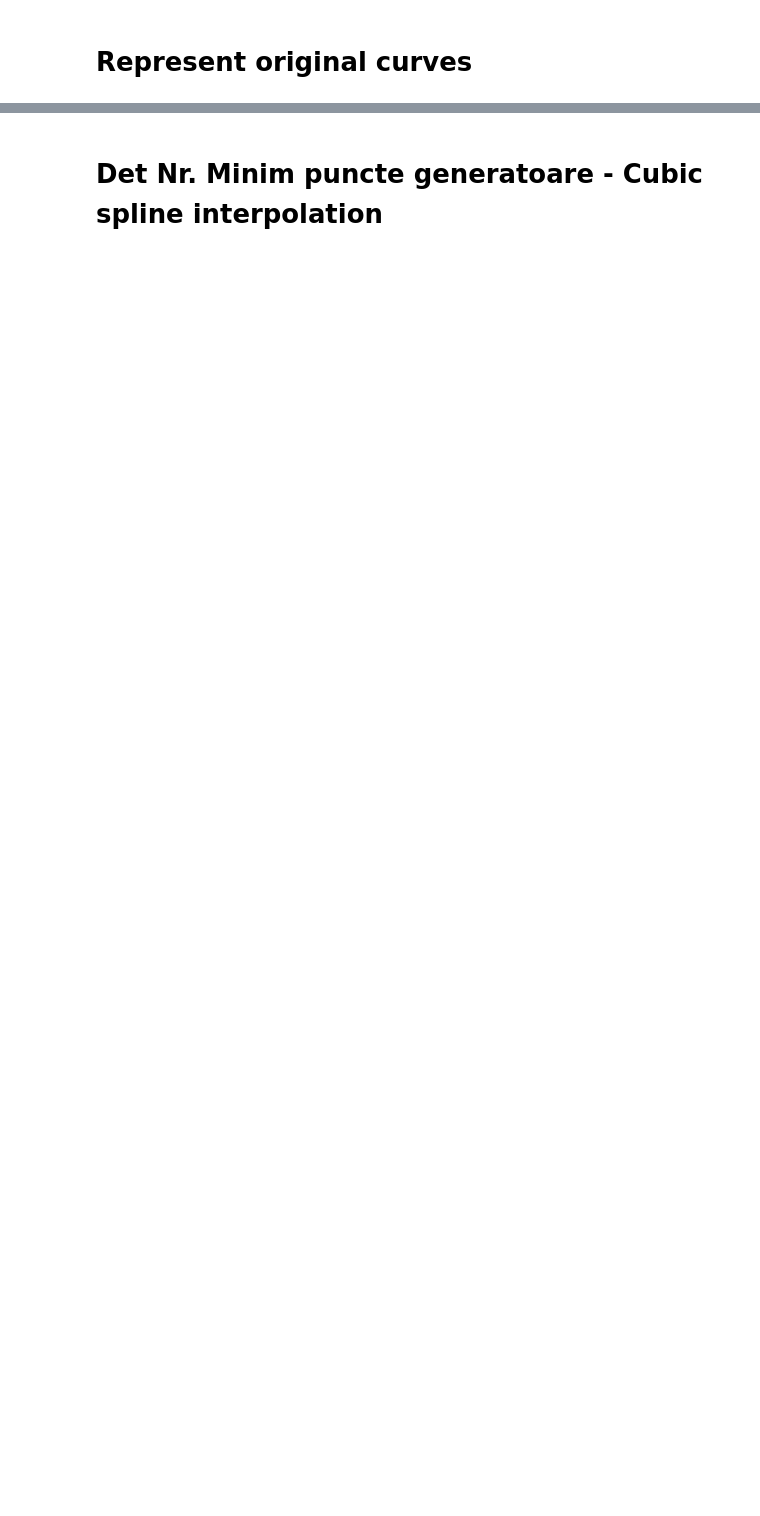
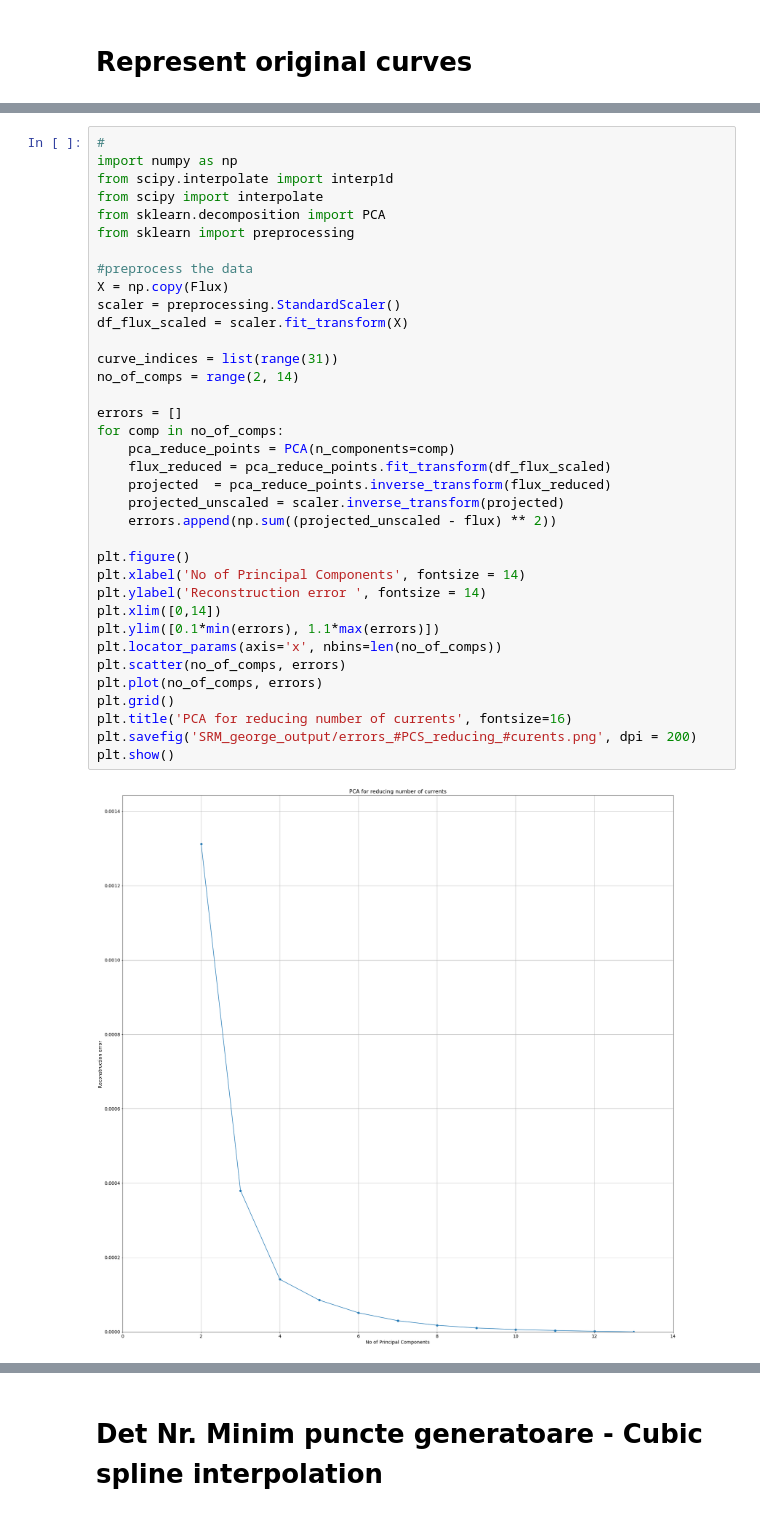
Before and after one commit to gleotescu/iq_interpolation, a Jupyter notebook: SRM.ipynb, the cells around one changed output, grey strips where cells are left out. Drawn from its saved outputs; the diff is of its cells as text; blank space fills up the shorter version.

```diff
--- a/SRM.ipynb
+++ b/SRM.ipynb
@@ -227,0 +106,38 @@ df_pred.to_csv('SRM_RidgePcaPoints.csv')
+# %%
+#
+import numpy as np
+from scipy.interpolate import interp1d
+from scipy import interpolate
+from sklearn.decomposition import PCA
+from sklearn import preprocessing
+
+#preprocess the data
+X = np.copy(Flux)
+scaler = preprocessing.StandardScaler()
+df_flux_scaled = scaler.fit_transform(X)
+
+curve_indices = list(range(31))
+no_of_comps = range(2, 14)
+
+errors = []
+for comp in no_of_comps:
+    pca_reduce_points = PCA(n_components=comp)
+    flux_reduced = pca_reduce_points.fit_transform(df_flux_scaled)
+    projected  = pca_reduce_points.inverse_transform(flux_reduced)
+    projected_unscaled = scaler.inverse_transform(projected)
+    errors.append(np.sum((projected_unscaled - flux) ** 2))
+
+plt.figure()
+plt.xlabel('No of Principal Components', fontsize = 14)
+plt.ylabel('Reconstruction error ', fontsize = 14)
+plt.xlim([0,14])
+plt.ylim([0.1*min(errors), 1.1*max(errors)])
+plt.locator_params(axis='x', nbins=len(no_of_comps))
+plt.scatter(no_of_comps, errors)
+plt.plot(no_of_comps, errors)
+plt.grid()
+plt.title('PCA for reducing number of currents', fontsize=16)
+plt.savefig('SRM_george_output/errors_#PCS_reducing_#curents.png', dpi = 200)
+plt.show()
+# %% [output]
+[figure, added]
```
Also changed, not shown: parts of 17 cells of this notebook, 5 other files.
